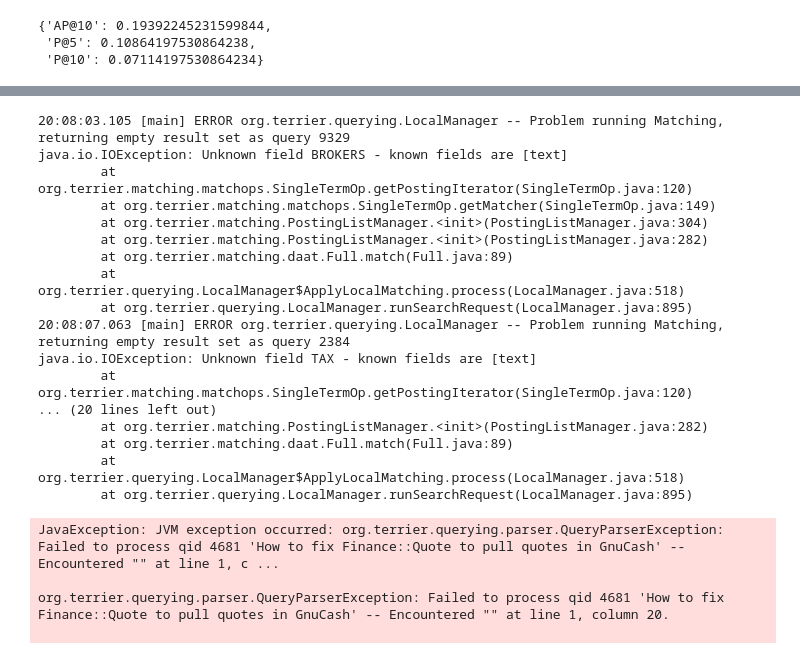
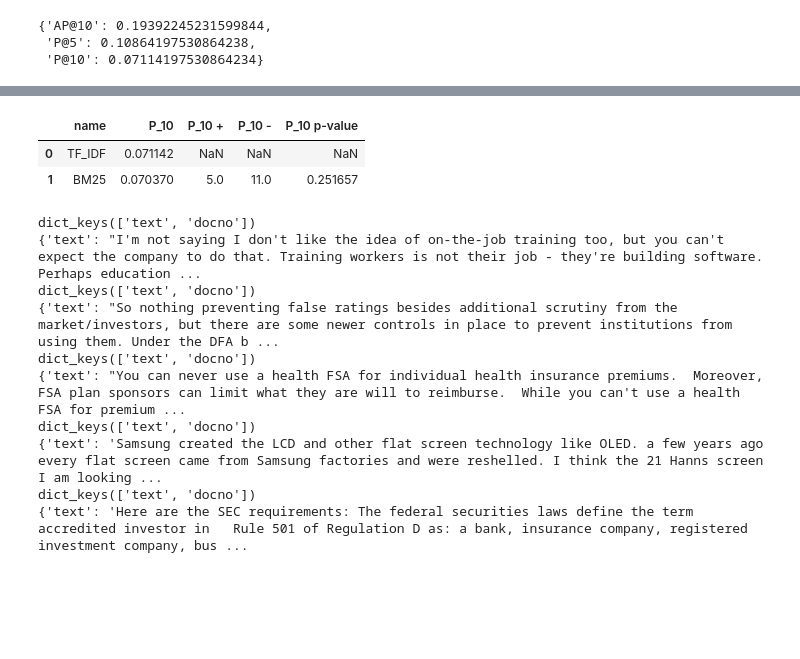
Before and after one commit to mitruho/Financial_search_engine, a Jupyter notebook: search_engine.ipynb, the cells around one changed output, grey strips where cells are left out. Saved outputs shown, nothing was run; the diff lists cells and outputs as text; code cells hidden in the pictures; blank space fills up the shorter version.

Commit message:
fix text processing bug

```diff
--- a/search_engine.ipynb
+++ b/search_engine.ipynb
@@ -194,34 +233,46 @@ None
 # %%
 os.environ["PATH"] = r"C:\Strawberry\perl\bin;" + os.environ["PATH"]
+# %%
+import re
+topics = dataset.get_topics("text").copy()
+
+def clean_q(q: str) -> str:
+    q = q.replace(":", " ")
+    q = q.replace('"', " ")
+    q = re.sub(r"\s+", " ", q).strip()
+    return q
+
+topics["query"] = topics["query"].map(clean_q)
 # %%
 pt.Experiment(
     [tfidf, bm25],
-    dataset.get_topics('text'),
+    topics,
     dataset.get_qrels(),
-    eval_metrics=["map"],
+    eval_metrics=["P_10", P@10],
     names=["TF_IDF", "BM25"],
-    baseline=0, # For statistical significance testing
+    baseline=0,
     verbose=True,
 )
 # %% [output]
-20:08:03.105 [main] ERROR org.terrier.querying.LocalManager -- Problem running Matching, returning empty result set as query 9329
-java.io.IOException: Unknown field BROKERS - known fields are [text]
-        at org.terrier.matching.matchops.SingleTermOp.getPostingIterator(SingleTermOp.java:120)
-        at org.terrier.matching.matchops.SingleTermOp.getMatcher(SingleTermOp.java:149)
-        at org.terrier.matching.PostingListManager.<init>(PostingListManager.java:304)
-        at org.terrier.matching.PostingListManager.<init>(PostingListManager.java:282)
-        at org.terrier.matching.daat.Full.match(Full.java:89)
-        at org.terrier.querying.LocalManager$ApplyLocalMatching.process(LocalManager.java:518)
-        at org.terrier.querying.LocalManager.runSearchRequest(LocalManager.java:895)
-20:08:07.063 [main] ERROR org.terrier.querying.LocalManager -- Problem running Matching, returning empty result set as query 2384
-java.io.IOException: Unknown field TAX - known fields are [text]
-        at org.terrier.matching.matchops.SingleTermOp.getPostingIterator(SingleTermOp.java:120)
-... (20 lines left out)
-        at org.terrier.matching.PostingListManager.<init>(PostingListManager.java:282)
-        at org.terrier.matching.daat.Full.match(Full.java:89)
-        at org.terrier.querying.LocalManager$ApplyLocalMatching.process(LocalManager.java:518)
-        at org.terrier.querying.LocalManager.runSearchRequest(LocalManager.java:895)
-JavaException: JVM exception occurred: org.terrier.querying.parser.QueryParserException: Failed to process qid 4681 'How to fix Finance::Quote to pull quotes in GnuCash' -- Encountered "" at line 1, c ...
-
-org.terrier.querying.parser.QueryParserException: Failed to process qid 4681 'How to fix Finance::Quote to pull quotes in GnuCash' -- Encountered "" at line 1, column 20.
-
+|  | name | P_10 | P_10 + | P_10 - | P_10 p-value |
+| 0 | TF_IDF | 0.071142 | NaN | NaN | NaN |
+| 1 | BM25 | 0.070370 | 5.0 | 11.0 | 0.251657 |
+# %%
+cnt = 0
+for doc in dataset.get_corpus_iter():
+    print(doc.keys())
+    print(doc)
+    cnt += 1
+    if cnt == 5:
+      break
+# %% [output]
+dict_keys(['text', 'docno'])
+{'text': "I'm not saying I don't like the idea of on-the-job training too, but you can't expect the company to do that. Training workers is not their job - they're building software. Perhaps education ...
+dict_keys(['text', 'docno'])
+{'text': "So nothing preventing false ratings besides additional scrutiny from the market/investors, but there are some newer controls in place to prevent institutions from using them. Under the DFA b ...
+dict_keys(['text', 'docno'])
+{'text': "You can never use a health FSA for individual health insurance premiums.  Moreover, FSA plan sponsors can limit what they are will to reimburse.  While you can't use a health FSA for premium ...
+dict_keys(['text', 'docno'])
+{'text': 'Samsung created the LCD and other flat screen technology like OLED. a few years ago every flat screen came from Samsung factories and were reshelled. I think the 21 Hanns screen I am looking ...
+dict_keys(['text', 'docno'])
+{'text': 'Here are the SEC requirements: The federal securities laws define the term accredited investor in   Rule 501 of Regulation D as: a bank, insurance company, registered investment company, bus ...
```
Also changed, not shown: parts of 9 cells of this notebook.
